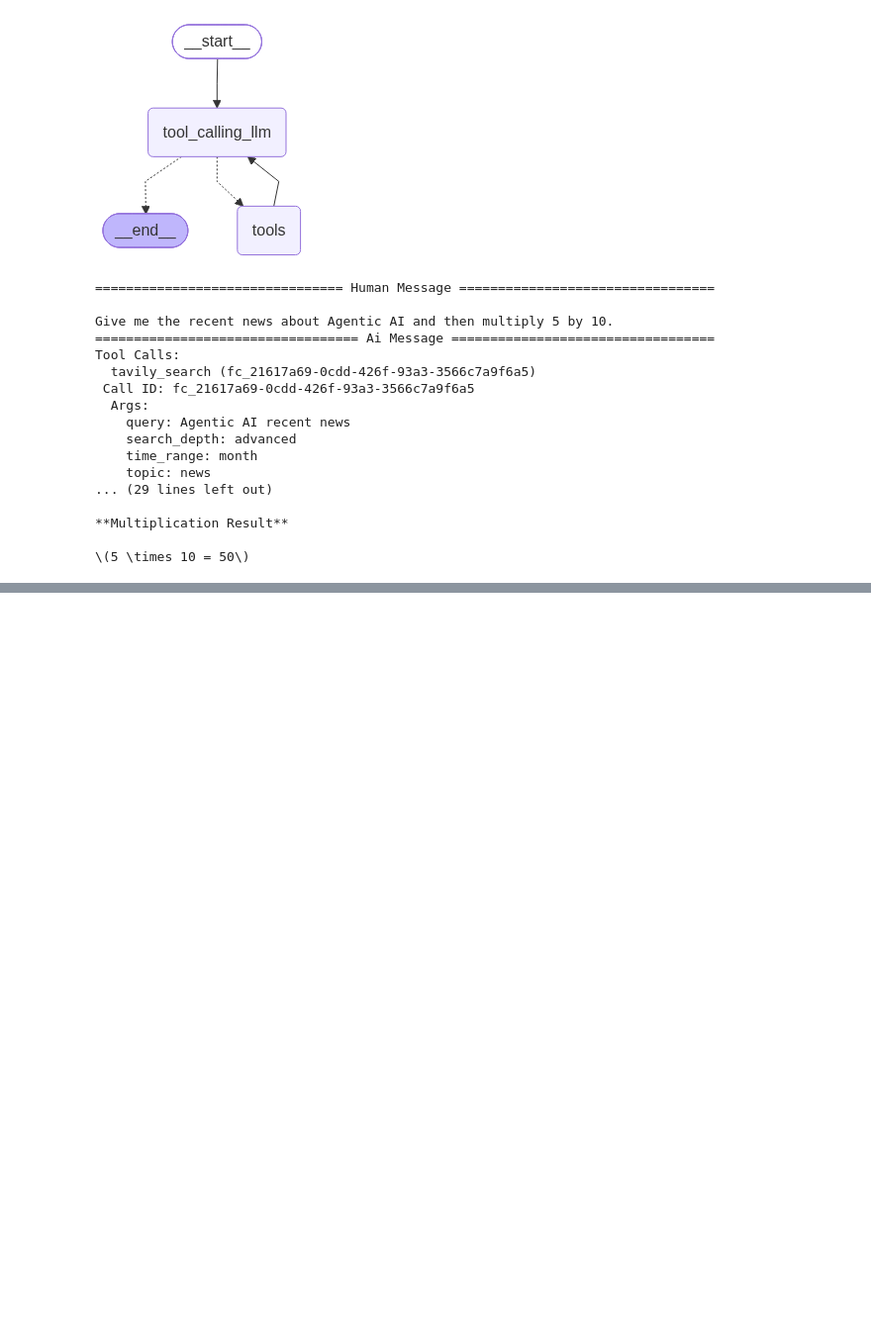
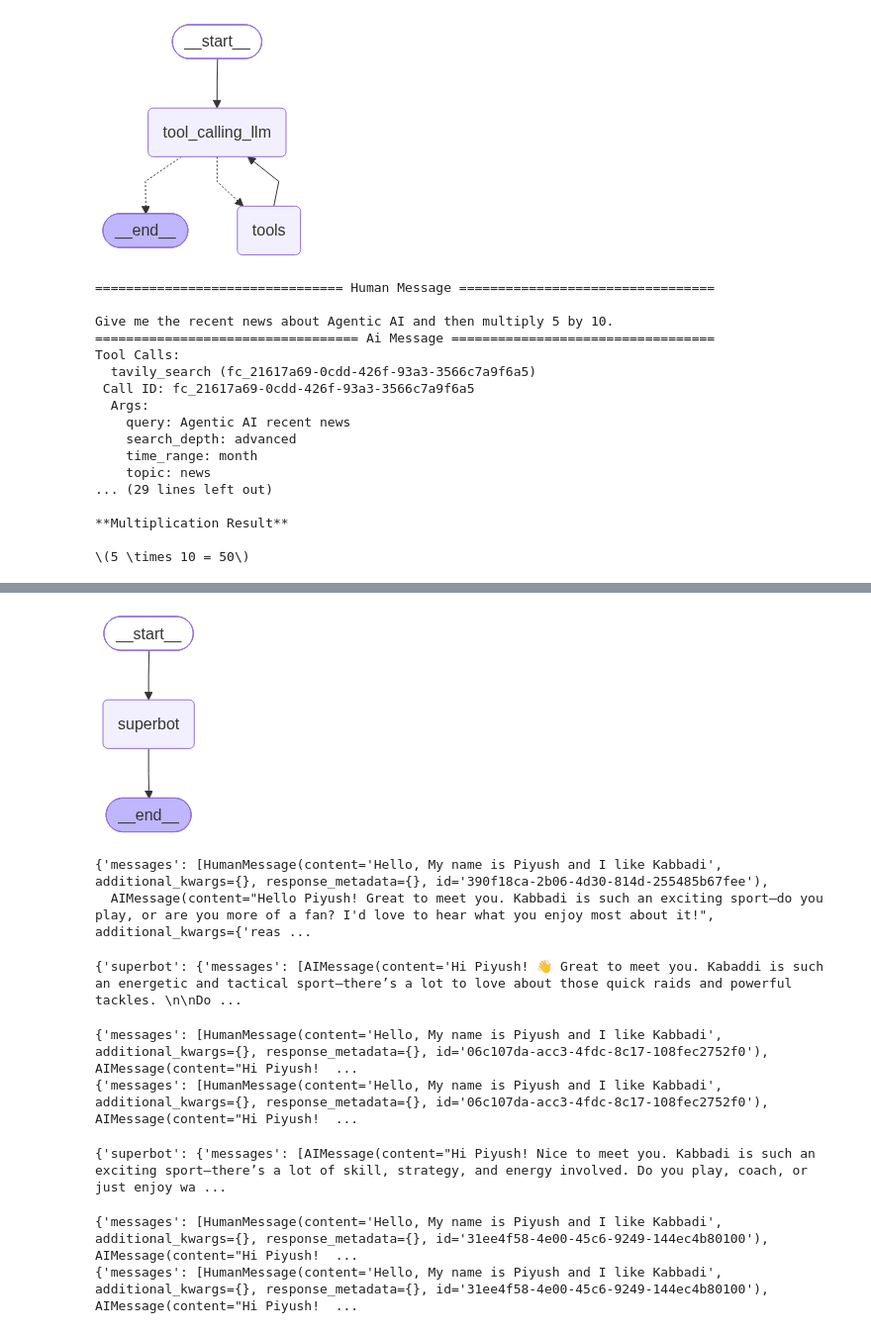
Before and after one commit to apiyush-12/Agentic-AI, a Jupyter notebook: agentic-langgraph/1-basicchatbot/1-basicchatbot.ipynb, the cells around one changed output, grey strips where cells are left out. Shown at 99% size. Saved outputs shown, nothing was run; the diff lists cells and outputs as text; code cells hidden in the pictures; blank space fills up the shorter version.

```diff
--- a/agentic-langgraph/1-basicchatbot/1-basicchatbot.ipynb
+++ b/agentic-langgraph/1-basicchatbot/1-basicchatbot.ipynb
@@ -318,0 +404,54 @@ Tool Calls:
+# %%
+from langgraph.checkpoint.memory import MemorySaver
+memory = MemorySaver()
+# %%
+def superbot(state: State):
+    return {"messages":[llm.invoke(state["messages"])]}
+# %%
+graph = StateGraph(State)
+graph.add_node("superbot", superbot)
+
+graph.add_edge(START, "superbot")
+graph.add_edge("superbot", END)
+
+graph_builder = graph.compile(checkpointer=memory)
+
+from IPython.display import display, Image
+display(Image(graph_builder.get_graph().draw_mermaid_png()))
+# %% [output]
+[figure, added]
+# %%
+## Invocation of the superbot graph
+
+config = {"configurable":{"thread_id":"1"}}
+
+graph_builder.invoke({"messages": "Hello, My name is Piyush and I like Kabbadi"}, config)
+# %% [output]
+{'messages': [HumanMessage(content='Hello, My name is Piyush and I like Kabbadi', additional_kwargs={}, response_metadata={}, id='390f18ca-2b06-4d30-814d-255485b67fee'),
+  AIMessage(content="Hello Piyush! Great to meet you. Kabbadi is such an exciting sport—do you play, or are you more of a fan? I'd love to hear what you enjoy most about it!", additional_kwargs={'reas ...
+# %%
+# create a new thread and invoke the graph again
+config = {"configurable":{"thread_id":"3"}}
+for chunk in graph_builder.stream({"messages": "Hello, My name is Piyush and I like Kabbadi"}, config, stream_mode="updates"):
+    print(chunk)
+# %% [output]
+{'superbot': {'messages': [AIMessage(content='Hi Piyush! 👋 Great to meet you. Kabaddi is such an energetic and tactical sport—there’s a lot to love about those quick raids and powerful tackles. \n\nDo ...
+# %%
+for chunk in graph_builder.stream({"messages": "Hello, My name is Piyush and I like Kabbadi."}, config, stream_mode="values"):
+    print(chunk)
+# %% [output]
+{'messages': [HumanMessage(content='Hello, My name is Piyush and I like Kabbadi', additional_kwargs={}, response_metadata={}, id='06c107da-acc3-4fdc-8c17-108fec2752f0'), AIMessage(content="Hi Piyush!  ...
+{'messages': [HumanMessage(content='Hello, My name is Piyush and I like Kabbadi', additional_kwargs={}, response_metadata={}, id='06c107da-acc3-4fdc-8c17-108fec2752f0'), AIMessage(content="Hi Piyush!  ...
+# %%
+# create a new thread and invoke the graph again
+config = {"configurable":{"thread_id":"4"}}
+for chunk in graph_builder.stream({"messages": "Hello, My name is Piyush and I like Kabbadi"}, config, stream_mode="updates"):
+    print(chunk)
+# %% [output]
+{'superbot': {'messages': [AIMessage(content="Hi Piyush! Nice to meet you. Kabbadi is such an exciting sport—there’s a lot of skill, strategy, and energy involved. Do you play, coach, or just enjoy wa ...
+# %%
+for chunk in graph_builder.stream({"messages": "I also like to play Cricket."}, config, stream_mode="values"):
+    print(chunk)
+# %% [output]
+{'messages': [HumanMessage(content='Hello, My name is Piyush and I like Kabbadi', additional_kwargs={}, response_metadata={}, id='31ee4f58-4e00-45c6-9249-144ec4b80100'), AIMessage(content="Hi Piyush!  ...
+{'messages': [HumanMessage(content='Hello, My name is Piyush and I like Kabbadi', additional_kwargs={}, response_metadata={}, id='31ee4f58-4e00-45c6-9249-144ec4b80100'), AIMessage(content="Hi Piyush!  ...
```
Also changed, not shown: parts of 10 cells of this notebook.
